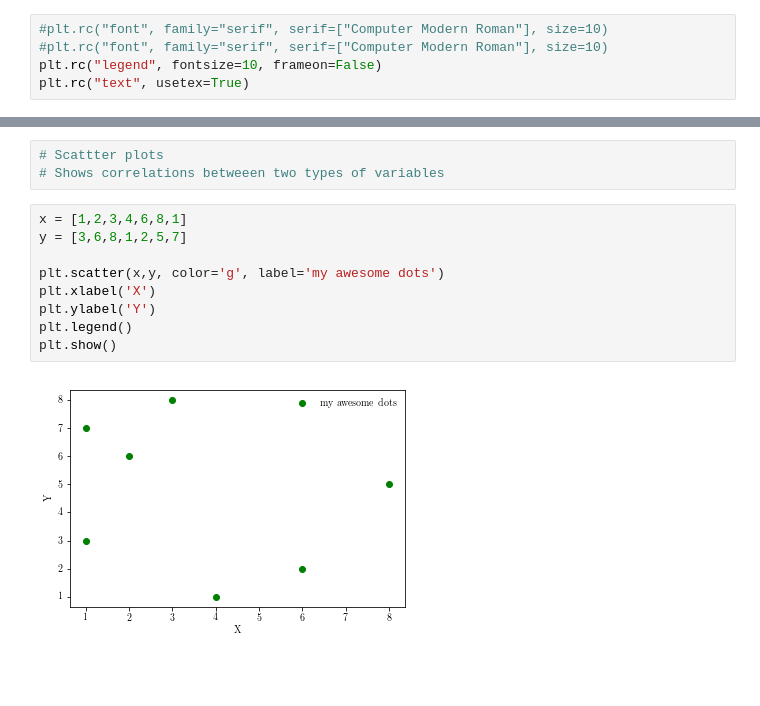
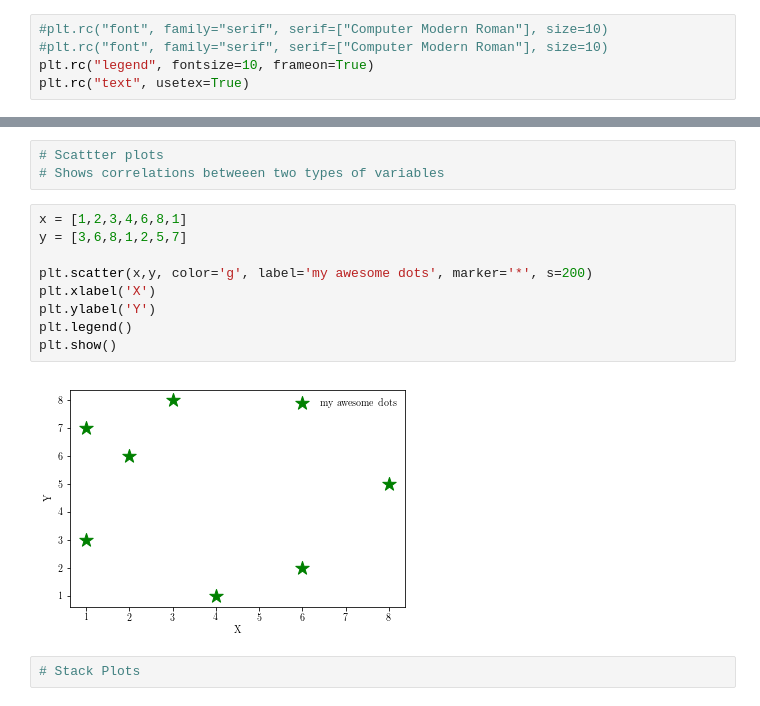
Before and after one commit to krishnakalyan3/Matplotlib, a Jupyter notebook: notebooks/Chapter1.ipynb, the cells around one changed output, grey strips where cells are left out. Saved outputs shown, nothing was run; the diff lists cells and outputs as text; blank space fills up the shorter version.

Commit message:
stack

```diff
--- a/notebooks/Chapter1.ipynb
+++ b/notebooks/Chapter1.ipynb
@@ -3,7 +3,7 @@ import matplotlib.pyplot as plt
 # %%
 #plt.rc("font", family="serif", serif=["Computer Modern Roman"], size=10)
 #plt.rc("font", family="serif", serif=["Computer Modern Roman"], size=10)
-plt.rc("legend", fontsize=10, frameon=False)
+plt.rc("legend", fontsize=10, frameon=True)
 plt.rc("text", usetex=True)
 # %% [raw]
 Basic Plotting
@@ -59,11 +59,13 @@ plt.show()
 # %%
 x = [1,2,3,4,6,8,1]
 y = [3,6,8,1,2,5,7]
 
-plt.scatter(x,y, color='g', label='my awesome dots')
+plt.scatter(x,y, color='g', label='my awesome dots', marker='*', s=200)
 plt.xlabel('X')
 plt.ylabel('Y')
 plt.legend()
 plt.show()
 # %% [output]
-[figure, old version]
+[figure, new version]
+# %%
+# Stack Plots
```
Also changed, not shown: parts of 1 cell of this notebook.
